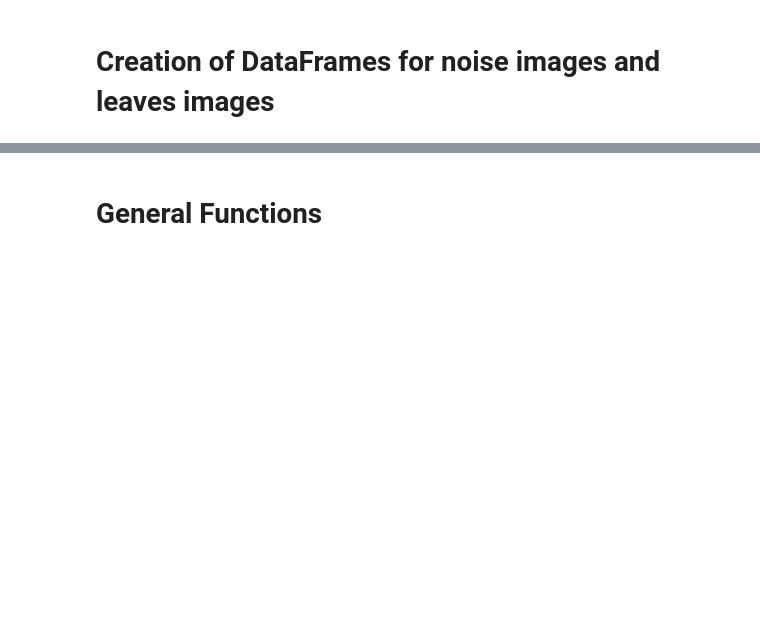
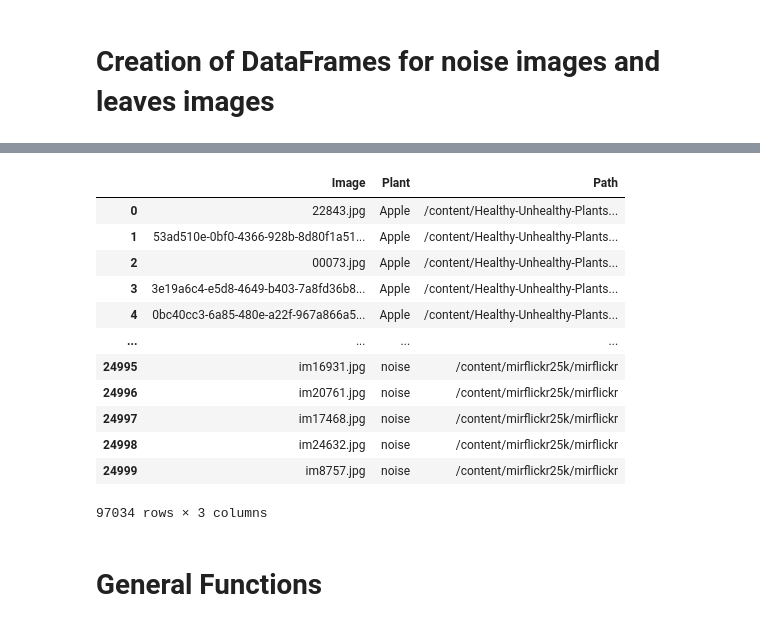
Before and after one commit to EdoardoMorucci/Plant-Leaves-Search-Engine---MIRCV, a Jupyter notebook: feature_extraction.ipynb, the cells around one changed output, grey strips where cells are left out. Cells and saved outputs as stored; diff of their text form; code cells hidden in the pictures; blank space fills up the shorter version.

```diff
--- a/feature_extraction.ipynb
+++ b/feature_extraction.ipynb
@@ -84,10 +98,10 @@ leaves_dataframe
 # %%
-url = "/content/mirflickr25k/mirflickr"
-noise_images = [f for f in listdir(url) if isfile(join(url, f))]
+noise_path = "/content/mirflickr25k/mirflickr"
+noise_images = [f for f in listdir(noise_path) if isfile(join(noise_path, f))]
 # %%
-noise_dataframe = pd.DataFrame(columns=['Image', 'Type'])
+noise_dataframe = pd.DataFrame(columns=['Image', 'Plant', 'Path'])
 
 for image_path in tqdm(noise_images):
-  noise_dataframe = noise_dataframe.append({'Image': image_path, 'Type': "noise"}, ignore_index=True)
+  noise_dataframe = noise_dataframe.append({'Image': image_path, 'Plant': "noise", 'Path': noise_path}, ignore_index=True)
 # %%
 noise_dataframe
@@ -94,3 +122,23 @@ noise_dataframe
+# %%
+frames = [leaves_dataframe, noise_dataframe]
+
+total_dataframe = pd.concat(frames)
+
+total_dataframe
+# %% [output]
+|  | Image | Plant | Path |
+| 0 | 22843.jpg | Apple | /content/Healthy-Unhealthy-Plants... |
+| 1 | 53ad510e-0bf0-4366-928b-8d80f1a51... | Apple | /content/Healthy-Unhealthy-Plants... |
+| 2 | 00073.jpg | Apple | /content/Healthy-Unhealthy-Plants... |
+| 3 | 3e19a6c4-e5d8-4649-b403-7a8fd36b8... | Apple | /content/Healthy-Unhealthy-Plants... |
+| 4 | 0bc40cc3-6a85-480e-a22f-967a866a5... | Apple | /content/Healthy-Unhealthy-Plants... |
+| ... | ... | ... | ... |
+| 24995 | im16931.jpg | noise | /content/mirflickr25k/mirflickr |
+| 24996 | im20761.jpg | noise | /content/mirflickr25k/mirflickr |
+| 24997 | im17468.jpg | noise | /content/mirflickr25k/mirflickr |
+| 24998 | im24632.jpg | noise | /content/mirflickr25k/mirflickr |
+| 24999 | im8757.jpg | noise | /content/mirflickr25k/mirflickr |
+97034 rows × 3 columns
 # %% [markdown]
 # General Functions
 # %%
```
Also changed, not shown: parts of 14 cells of this notebook.
